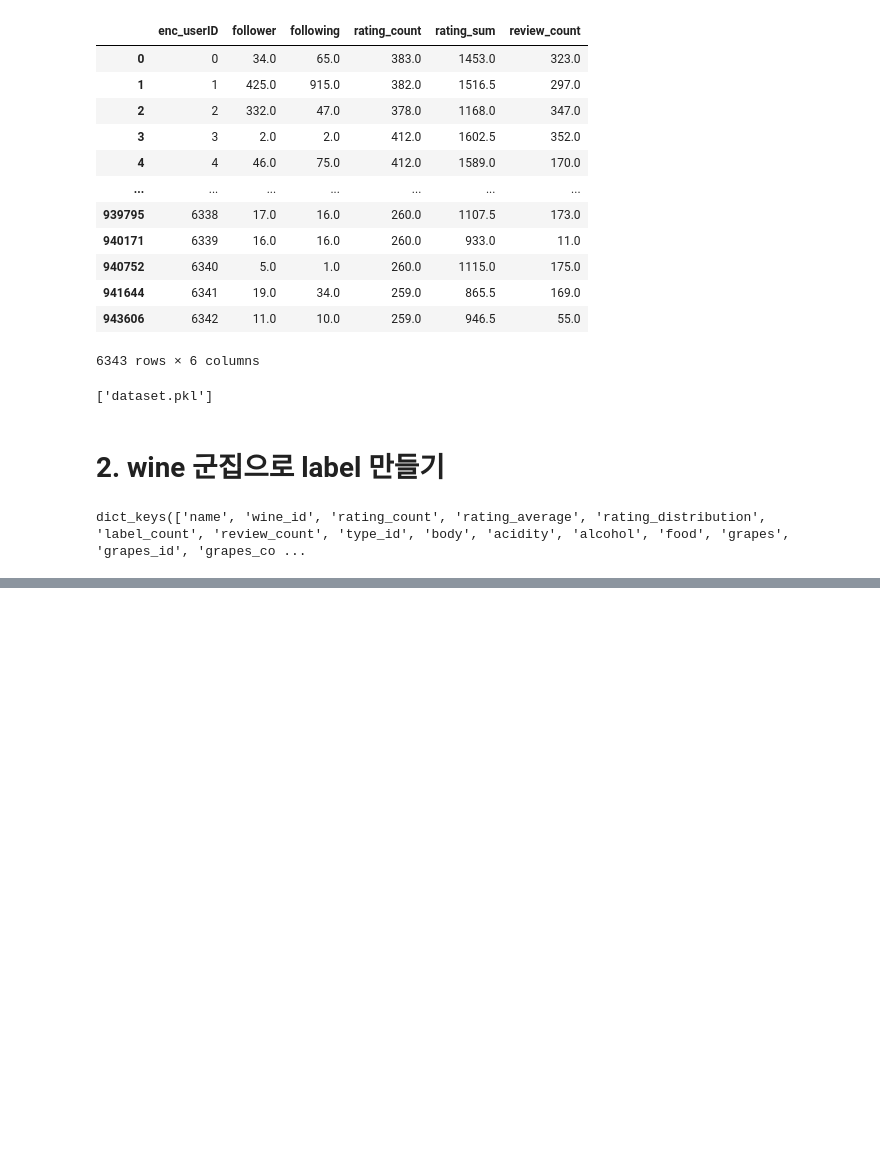
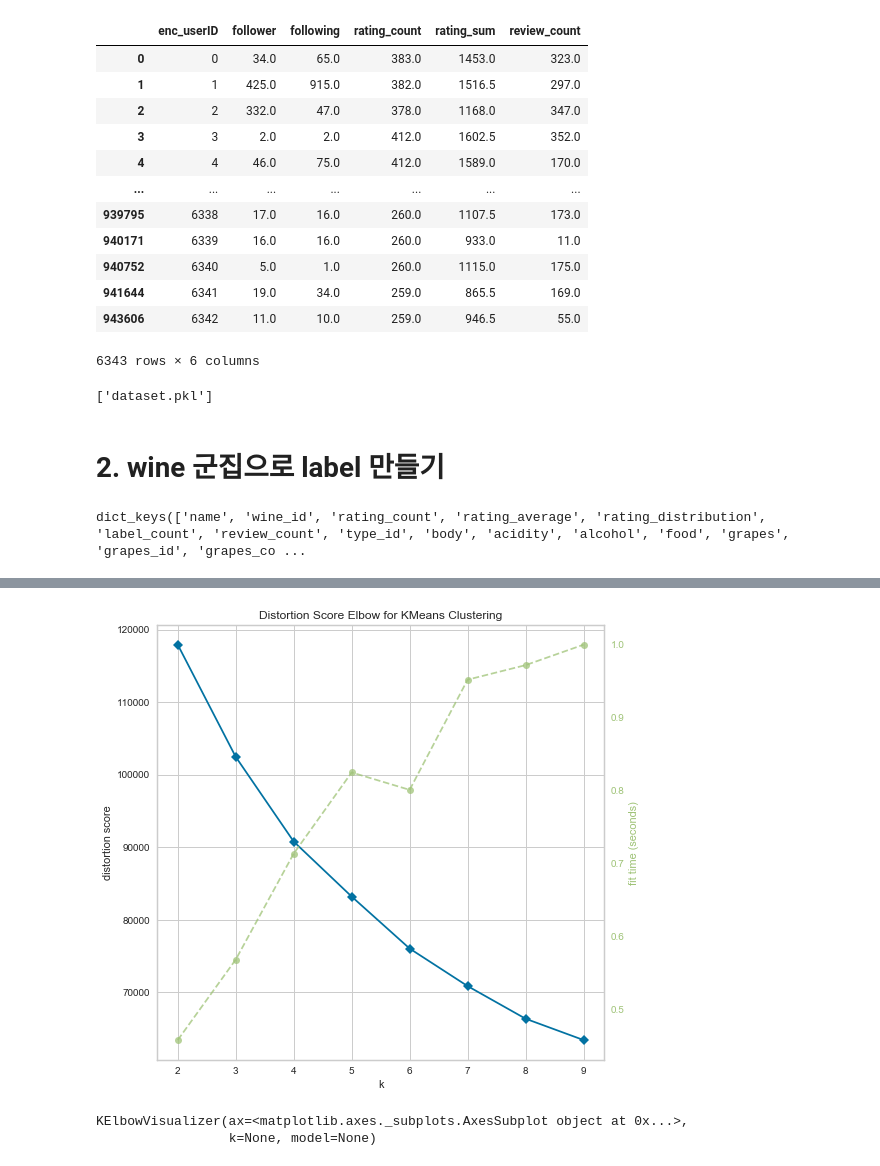
Before and after one commit to tobigs-reco-conf-1314/Tommelier, a Jupyter notebook: jinseok/1203_prep4DNN.ipynb, the cells around one changed output, grey strips where cells are left out. Saved outputs shown, nothing was run; the diff lists cells and outputs as text; code cells hidden in the pictures; blank space fills up the shorter version.

```diff
--- a/jinseok/1203_prep4DNN.ipynb
+++ b/jinseok/1203_prep4DNN.ipynb
@@ -364,0 +481,7 @@ item
+# %%
+plt.figure(figsize = (8,8))
+kelbow_visualizer(KMeans(random_state=0), X, k=(2,10))
+# %% [output]
+[figure, added]
+KElbowVisualizer(ax=<matplotlib.axes._subplots.AxesSubplot object at 0x...>,
+                 k=None, model=None)
```
Also changed, not shown: parts of 73 cells of this notebook, 2 other files.
